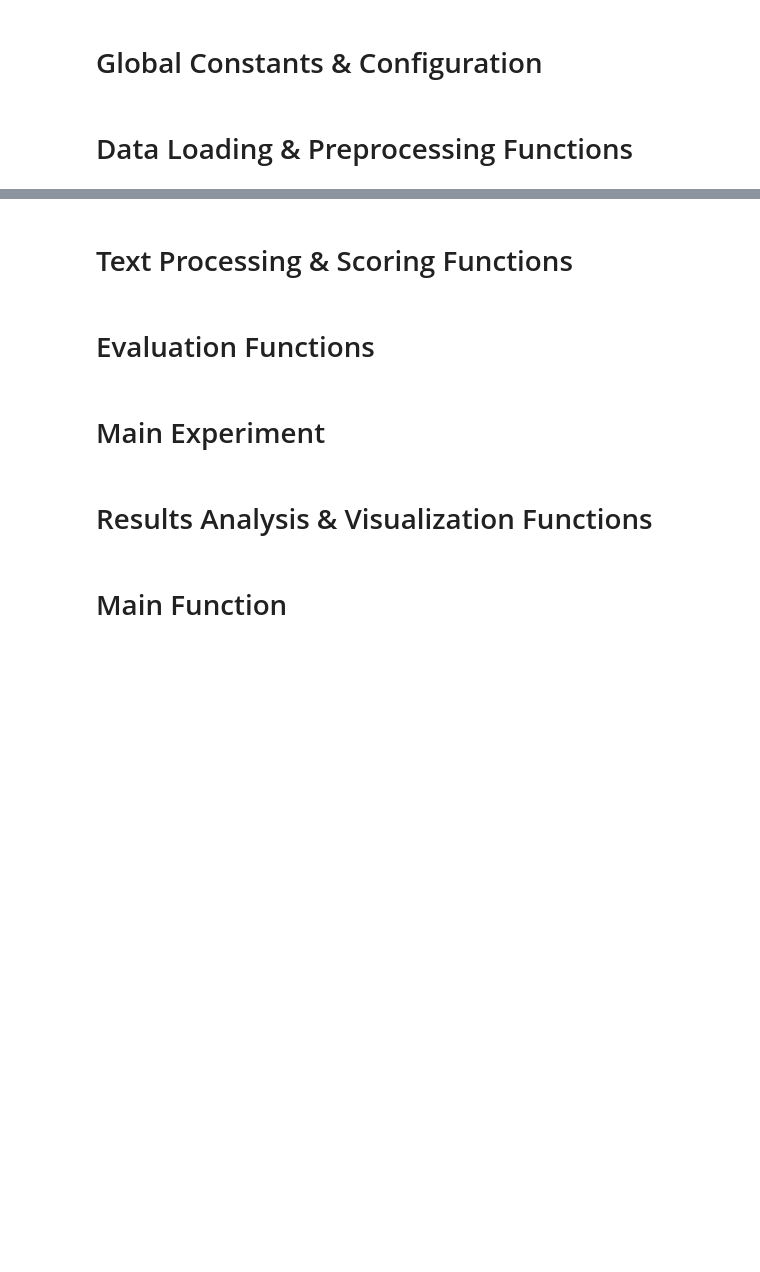
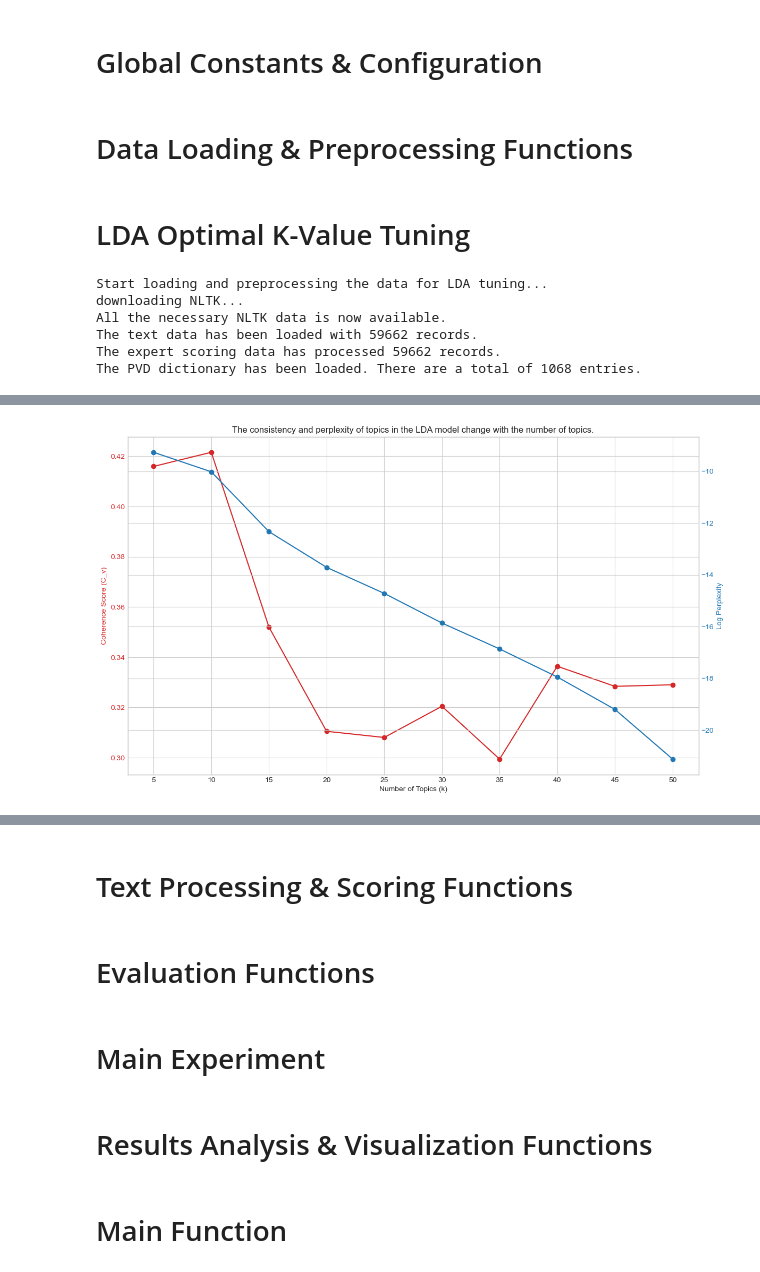
Before and after one commit to mingleyi/Paper-Code, a Jupyter notebook: Experiment.ipynb, the cells around one changed output, grey strips where cells are left out. Drawn from its saved outputs; the diff is of its cells as text; code cells hidden in the pictures; blank space fills up the shorter version.

```diff
--- a/Experiment.ipynb
+++ b/Experiment.ipynb
@@ -237,3 +140,82 @@ def load_and_prepare_data():
     print("The dictionary has been aggregated according to the expert rating columns.")
 
     return master_df, aggregated_pvd
+# %% [markdown]
+# LDA Optimal K-Value Tuning
+# %%
+print("Start loading and preprocessing the data for LDA tuning...")
+download_nltk_data()
+master_df, _ = load_and_prepare_data()
+corpus = master_df['Cleaned_Text'].tolist()
+print(f"The data loading is complete, with a total of {len(corpus)} records used for tuning.")
+
+print("The text corpus is being processed for LDA...")
+tokenized_texts_lda_tuning = [process_corpus_text(doc, 'exact', remove_stopwords=True) for doc in corpus]
+id2word = corpora.Dictionary(tokenized_texts_lda_tuning)
+gensim_corpus = [id2word.doc2bow(text) for text in tokenized_texts_lda_tuning]
+print("The text processing is completed.")
+
+def compute_coherence_values(dictionary, corpus, texts, limit, start=5, step=5):
+    coherence_values = []
+    perplexity_values = []
+    k_values = range(start, limit + 1, step)
+    for k in k_values:
+        print(f"  > Training LDA model with k={k}...")
+        model = gensim.models.LdaMulticore(corpus=corpus, id2word=dictionary, num_topics=k, random_state=100,
+                                           chunksize=100, passes=10, per_word_topics=True)
+        perplexity_values.append(model.log_perplexity(corpus))
+        coherence_model = CoherenceModel(model=model, texts=texts, dictionary=dictionary, coherence='c_v')
+        coherence_values.append(coherence_model.get_coherence())
+    return coherence_values, perplexity_values, list(k_values)
+
+print("\nStart calculating the Coherence and Perplexity scores for different K values...")
+coherence, perplexity, k_vals = compute_coherence_values(
+    dictionary=id2word, corpus=gensim_corpus, texts=tokenized_texts_lda_tuning, start=5, limit=50, step=5
+)
+
+print("\nGenerating the K value selection chart...")
+try:
+    fig, ax1 = plt.subplots(figsize=(12, 7))
+    color = 'tab:red'
+    ax1.set_xlabel('Number of Topics (k)')
+    ax1.set_ylabel('Coherence Score (C_v)', color=color)
+    ax1.plot(k_vals, coherence, 'o-', color=color)
+    ax1.tick_params(axis='y', labelcolor=color)
+    ax1.set_xticks(k_vals)
+
+    ax2 = ax1.twinx()
+    color = 'tab:blue'
+    ax2.set_ylabel('Log Perplexity', color=color)
+    ax2.plot(k_vals, perplexity, 'o-', color=color)
+    ax2.tick_params(axis='y', labelcolor=color)
+
+    fig.tight_layout()
+    plt.title('The consistency and perplexity of topics in the LDA model change with the number of topics.')
+    plt.grid(True)
+    plt.show()
+except Exception as e:
+    print(f"\n[Error] LDA tuning graph cannot be generated: {e}")
+
+print("\nThe scores corresponding to each K value:")
+optimal_k = 0
+max_coherence = -1
+for i, k in enumerate(k_vals):
+    print(f"k = {k}: Coherence = {coherence[i]:.4f}, Log Perplexity = {perplexity[i]:.4f}")
+    if coherence[i] > max_coherence:
+        max_coherence = coherence[i]
+        optimal_k = k
+
+print(f"\nBased on the highest Coherence Score, the recommended optimal K value is: {optimal_k}")
+
+print("\nThe LDA tuning results are being saved to a file 'results/lda_tuning_results.pkl'...")
+os.makedirs('results', exist_ok=True)  # 创建一个名为 'results' 的文件夹（如果不存在）
+with open('results/lda_tuning_results.pkl', 'wb') as f:
+    pickle.dump({'coherence': coherence, 'perplexity': perplexity, 'k_vals': k_vals}, f)
+print("Save successfully.")
+# %% [output]
+Start loading and preprocessing the data for LDA tuning...
+downloading NLTK...
+All the necessary NLTK data is now available.
+The text data has been loaded with 59662 records.
+The expert scoring data has processed 59662 records.
+The PVD dictionary has been loaded. There are a total of 1068 entries.
@@ -239,0 +243 @@ def load_and_prepare_data():
+[figure, added]
```
Also changed, not shown: parts of 15 cells of this notebook.
